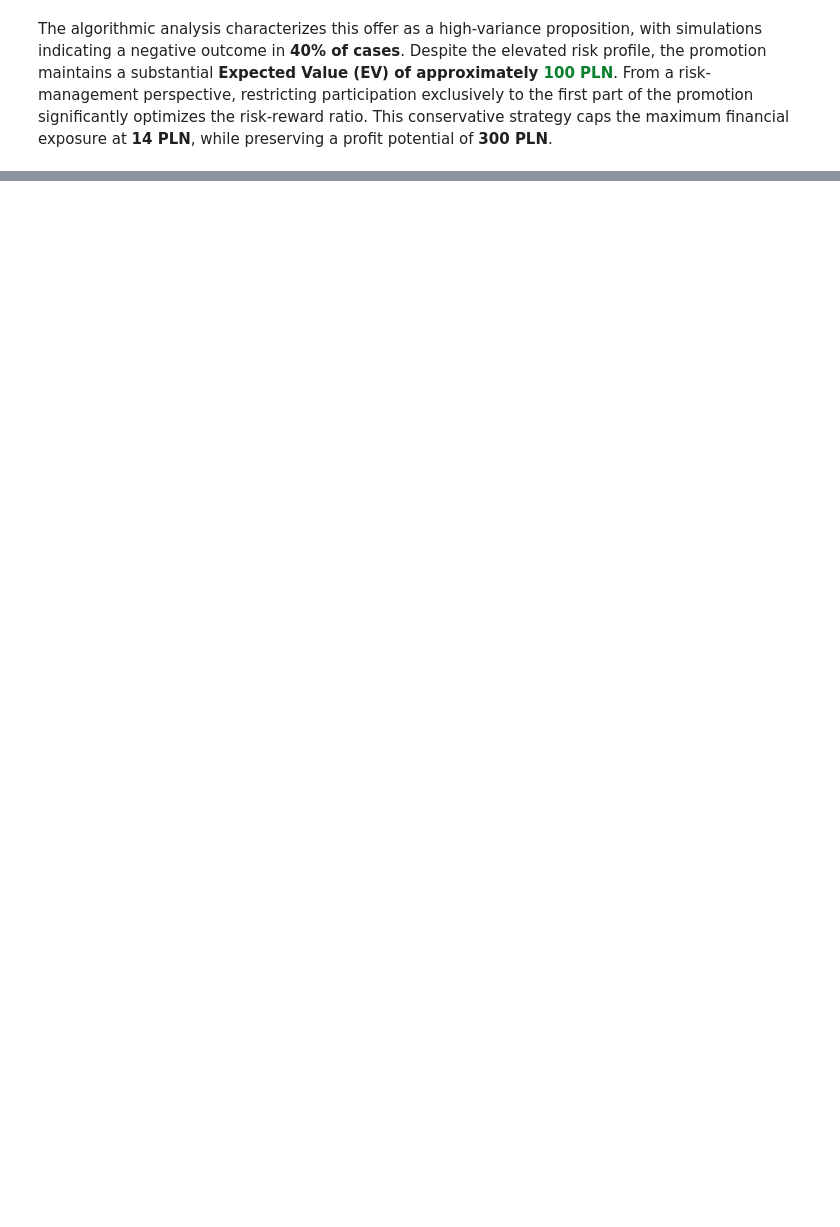
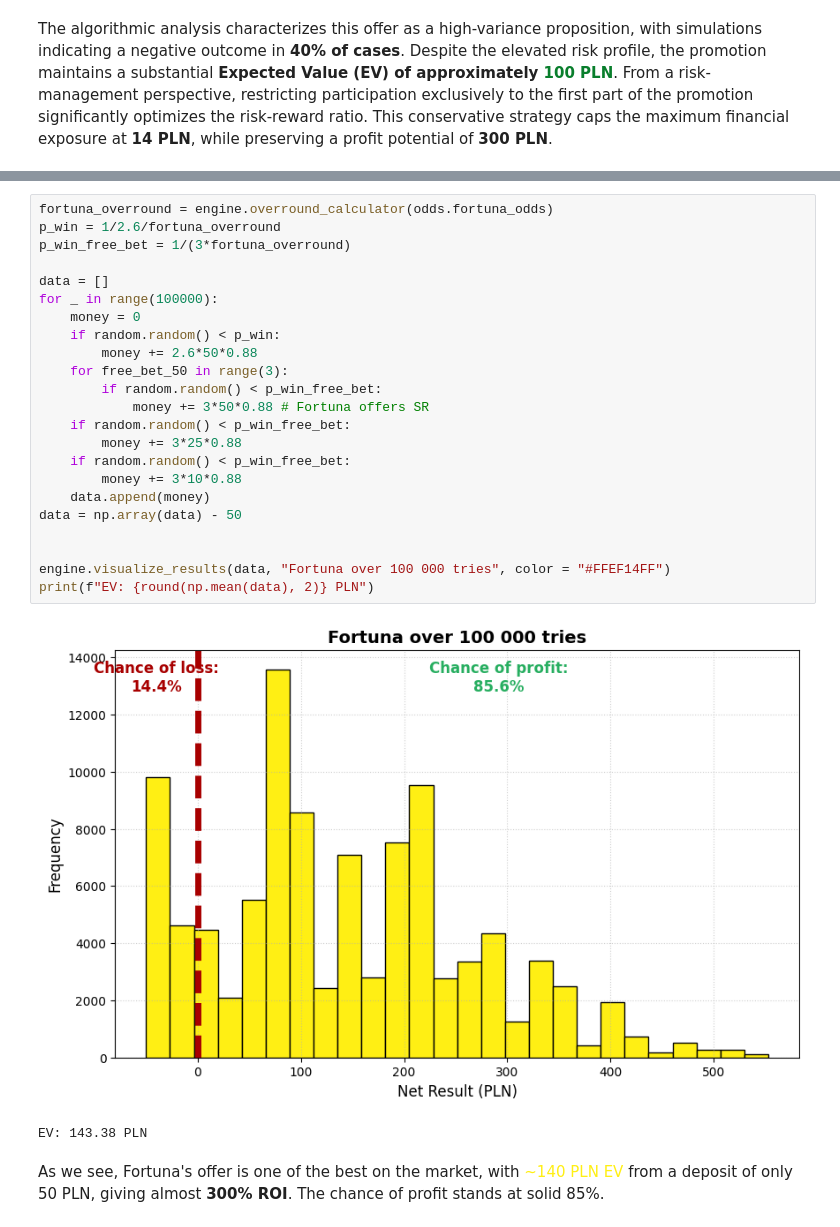
Before and after one commit to nzagozdzon-AGH/Free_Lunch_Theorem, a Jupyter notebook: Bookie_beater.ipynb, the cells around one changed output, grey strips where cells are left out. Drawn from its saved outputs; the diff is of its cells as text; blank space fills up the shorter version.

Commit message:
Analized Fortuna

```diff
--- a/Bookie_beater.ipynb
+++ b/Bookie_beater.ipynb
@@ -393,0 +399,28 @@ The algorithmic analysis characterizes this offer as a high-variance proposition
+# %%
+fortuna_overround = engine.overround_calculator(odds.fortuna_odds)
+p_win = 1/2.6/fortuna_overround
+p_win_free_bet = 1/(3*fortuna_overround)
+
+data = []
+for _ in range(100000):
+    money = 0
+    if random.random() < p_win:
+        money += 2.6*50*0.88
+    for free_bet_50 in range(3):
+        if random.random() < p_win_free_bet:
+            money += 3*50*0.88 # Fortuna offers SR
+    if random.random() < p_win_free_bet:
+        money += 3*25*0.88
+    if random.random() < p_win_free_bet:
+        money += 3*10*0.88
+    data.append(money)
+data = np.array(data) - 50
+
+
+engine.visualize_results(data, "Fortuna over 100 000 tries", color = "#FFEF14FF")
+print(f"EV: {round(np.mean(data), 2)} PLN")
+# %% [output]
+[figure, added]
+EV: 143.38 PLN
+# %% [markdown]
+As we see, Fortuna's offer is one of the best on the market, with <span style = "color: #FFEF14FF;">~140 PLN EV</span> from a deposit of only 50 PLN, giving almost **300% ROI**. The chance of profit stands at solid 85%.
```
Also changed, not shown: parts of 17 cells of this notebook, 2 other files.
